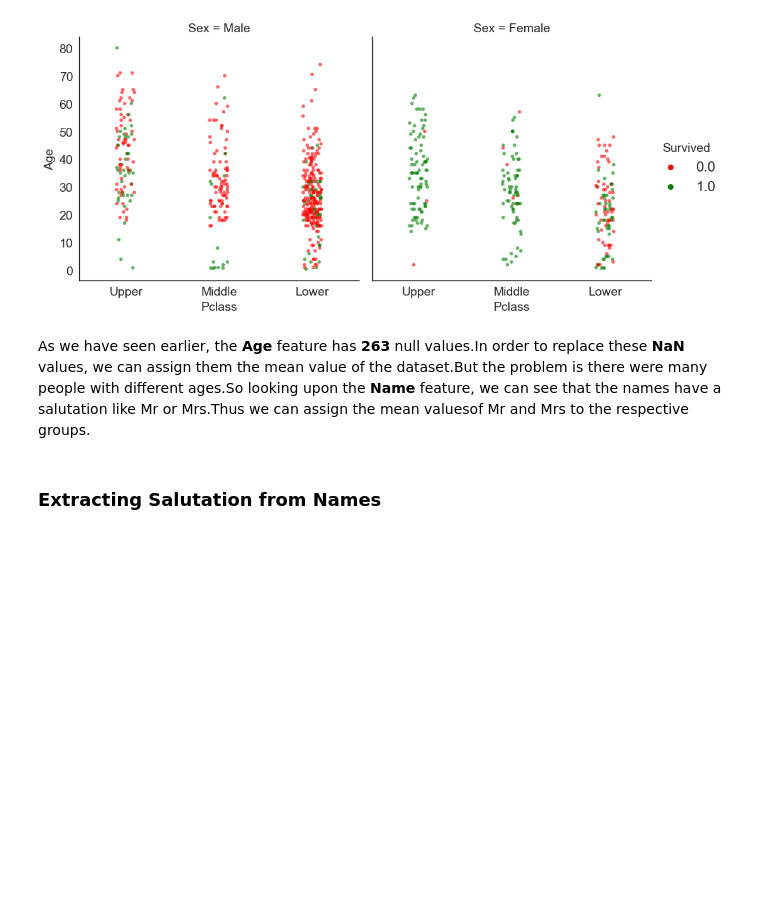
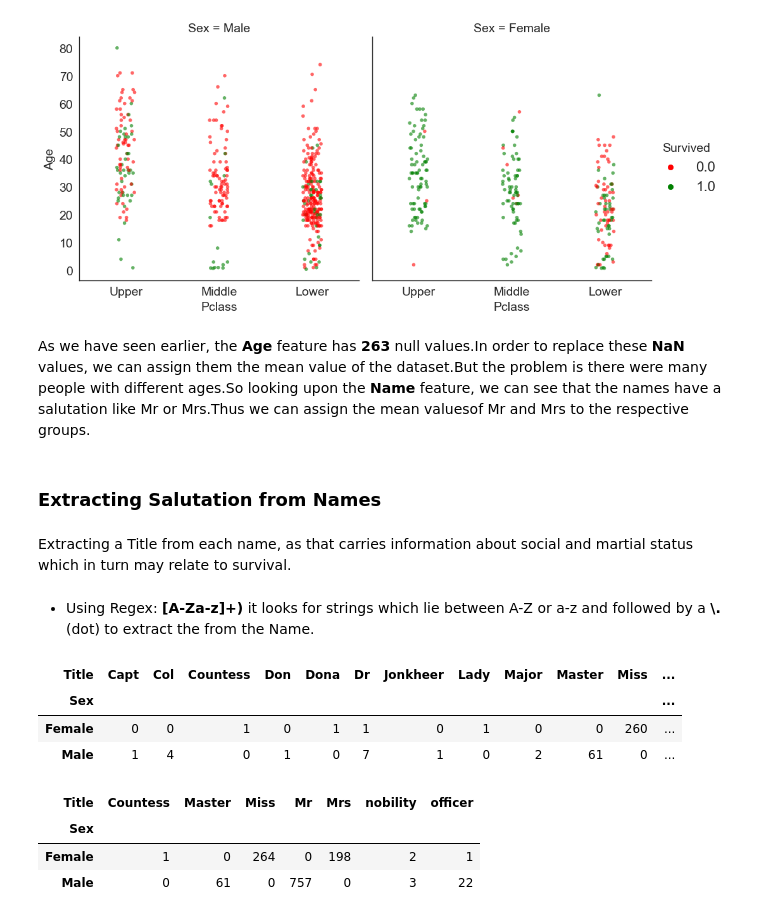
Before and after one commit to abhirajan1998/Data-Science-Learning-Project, a Jupyter notebook: Titanic Survival Prediction/EDA.ipynb, the cells around one changed output. Saved outputs shown, nothing was run; the diff lists cells and outputs as text; code cells hidden in the pictures; blank space fills up the shorter version.

```diff
--- a/Titanic Survival Prediction/EDA.ipynb
+++ b/Titanic Survival Prediction/EDA.ipynb
@@ -431,3 +431,18 @@ scatplot.set_xticklabels(labels)
 As we have seen earlier, the **Age** feature has **263** null values.In order to replace these **NaN** values, we can assign them the mean value of the dataset.But the problem is there were many people with different ages.So looking upon the **Name** feature, we can see that the names have a salutation like Mr or Mrs.Thus we can assign the mean valuesof Mr and Mrs to the respective groups.
 # %% [markdown]
 ### Extracting Salutation from Names
+# %% [markdown]
+Extracting a Title from each name, as that carries information about social and martial status which in turn may relate to survival.
+# %% [markdown]
+- Using Regex: **[A-Za-z]+)** it looks for strings which lie between A-Z or a-z and followed by a **\\.** (dot) to extract the from the Name.
+# %%
+all_data['Title'] = 0
+for i in all_data:
+    all_data['Title'] = all_data['Name'].str.extract('([A-Za-z]+)\.')
+# %%
+pd.crosstab(all_data['Title'],all_data['Sex']).T
+# %% [output]
+| Title | Capt | Col | Countess | Don | Dona | Dr | Jonkheer | Lady | Major | Master | Miss | ... |
+| Sex |  |  |  |  |  |  |  |  |  |  |  | ... |
+| Female | 0 | 0 | 1 | 0 | 1 | 1 | 0 | 1 | 0 | 0 | 260 | ... |
+| Male | 1 | 4 | 0 | 1 | 0 | 7 | 1 | 0 | 2 | 61 | 0 | ... |
@@ -433,0 +455,7 @@ As we have seen earlier, the **Age** feature has **263** null values.In order to
+# %%
+all_data.groupby(['Sex','Title']).size().unstack(fill_value=0)
+# %% [output]
+| Title | Countess | Master | Miss | Mr | Mrs | nobility | officer |
+| Sex |  |  |  |  |  |  |  |
+| Female | 1 | 0 | 264 | 0 | 198 | 2 | 1 |
+| Male | 0 | 61 | 0 | 757 | 0 | 3 | 22 |
```
Also changed, not shown: parts of 1 cell of this notebook.
